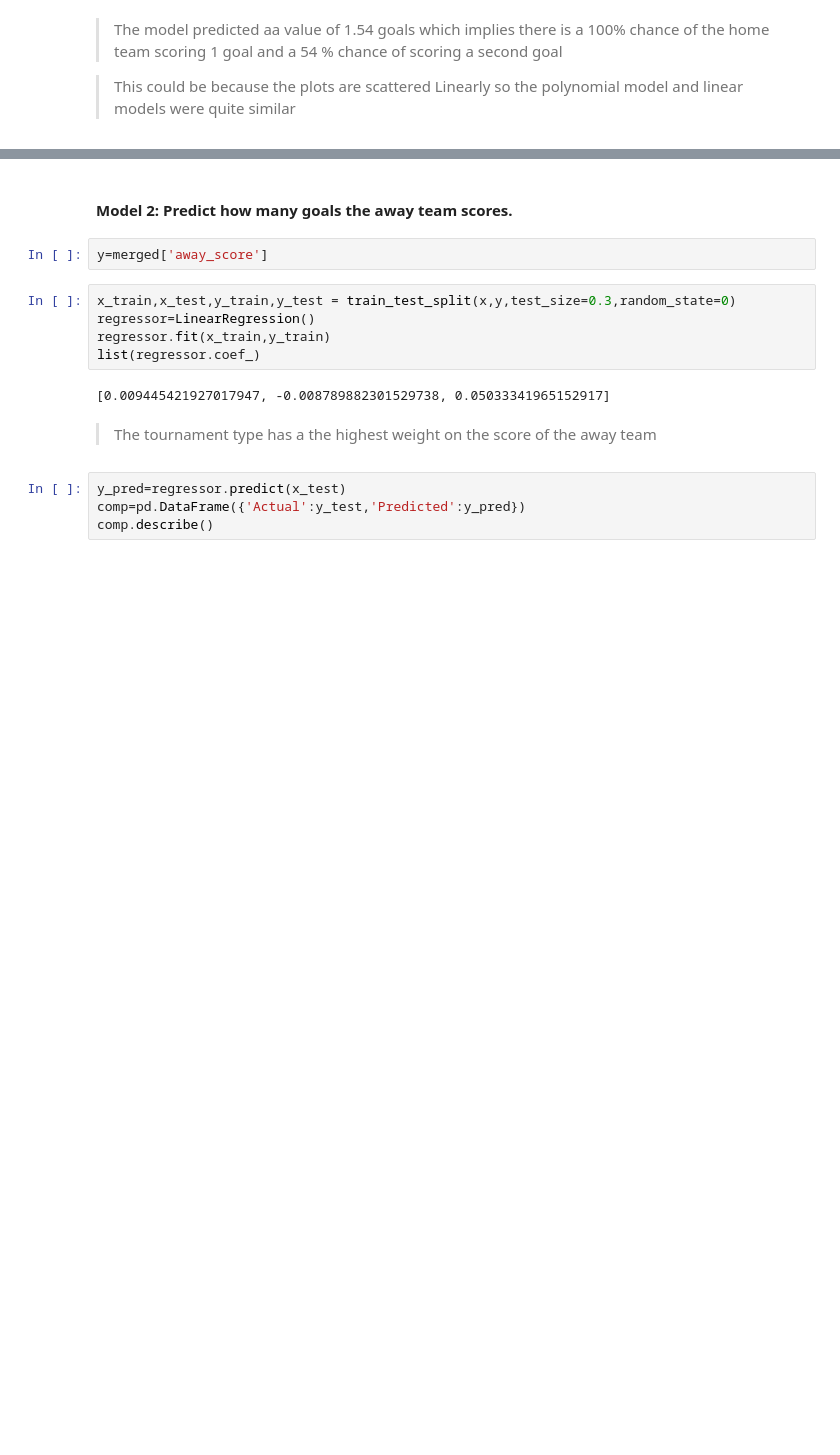
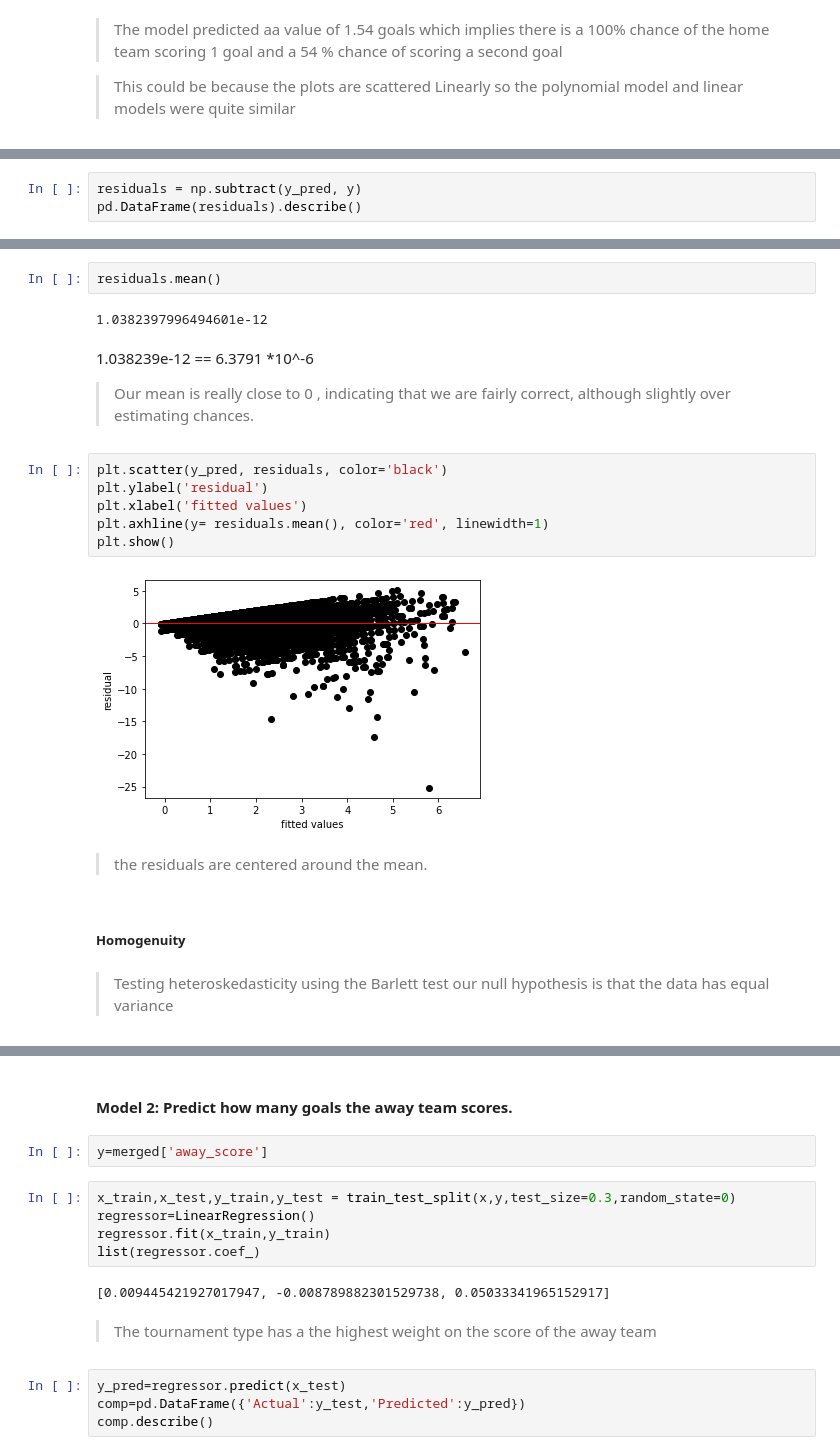
Before and after one commit to draglar/Football-predictions, a Jupyter notebook: IP_Week_6_Core_Ian_Muigai.ipynb, the cells around one changed output, grey strips where cells are left out. Cells and saved outputs as stored; diff of their text form; blank space fills up the shorter version.

```diff
--- a/IP_Week_6_Core_Ian_Muigai.ipynb
+++ b/IP_Week_6_Core_Ian_Muigai.ipynb
@@ -710,0 +729,3 @@ array([1.54347364])
+# %%
+residuals = np.subtract(y_pred, y)
+pd.DataFrame(residuals).describe()
@@ -710,0 +742,22 @@ array([1.54347364])
+# %%
+residuals.mean()
+# %% [output]
+1.0382397996494601e-12
+# %% [markdown]
+1.038239e-12 == 6.3791 *10^-6
+
+> Our mean is really close to 0 , indicating that we are fairly correct, although slightly over estimating chances.
+# %%
+plt.scatter(y_pred, residuals, color='black')
+plt.ylabel('residual')
+plt.xlabel('fitted values')
+plt.axhline(y= residuals.mean(), color='red', linewidth=1)
+plt.show()
+# %% [output]
+[figure, added]
+# %% [markdown]
+> the residuals are centered around the mean.
+# %% [markdown]
+##### Homogenuity
+# %% [markdown]
+> Testing heteroskedasticity using the Barlett test our null hypothesis is that the data has equal variance
```
Also changed, not shown: parts of 30 cells of this notebook.
